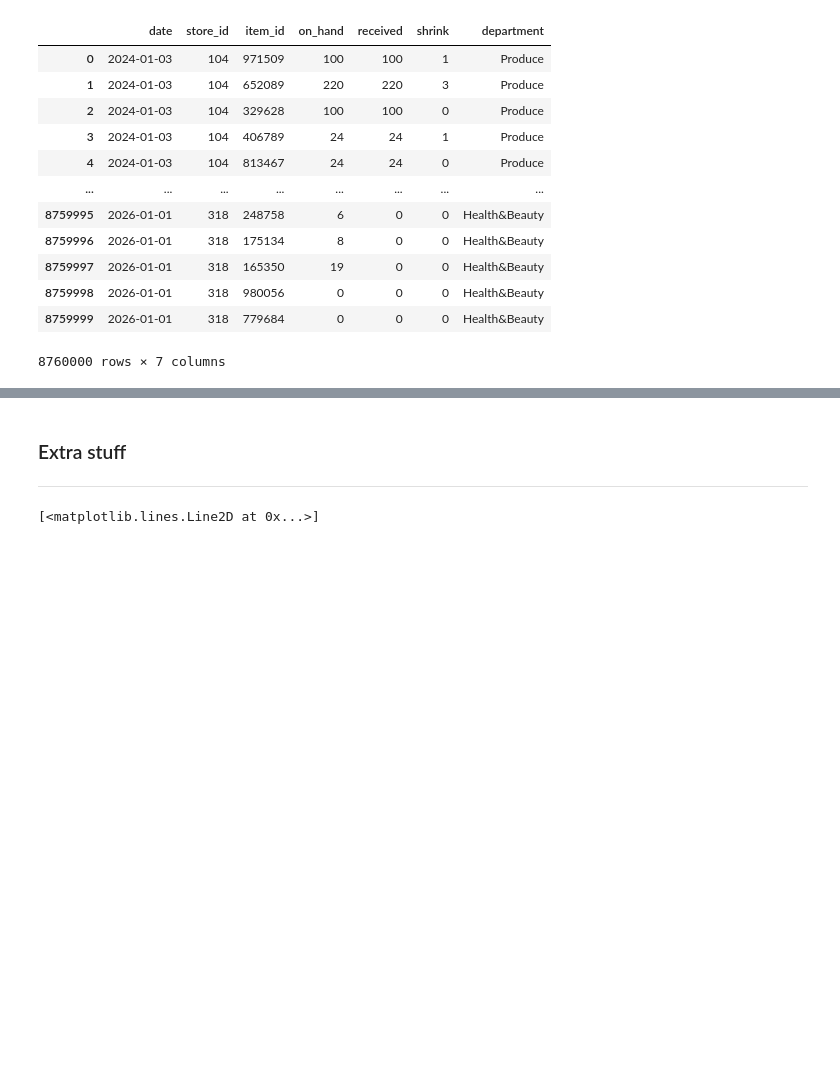
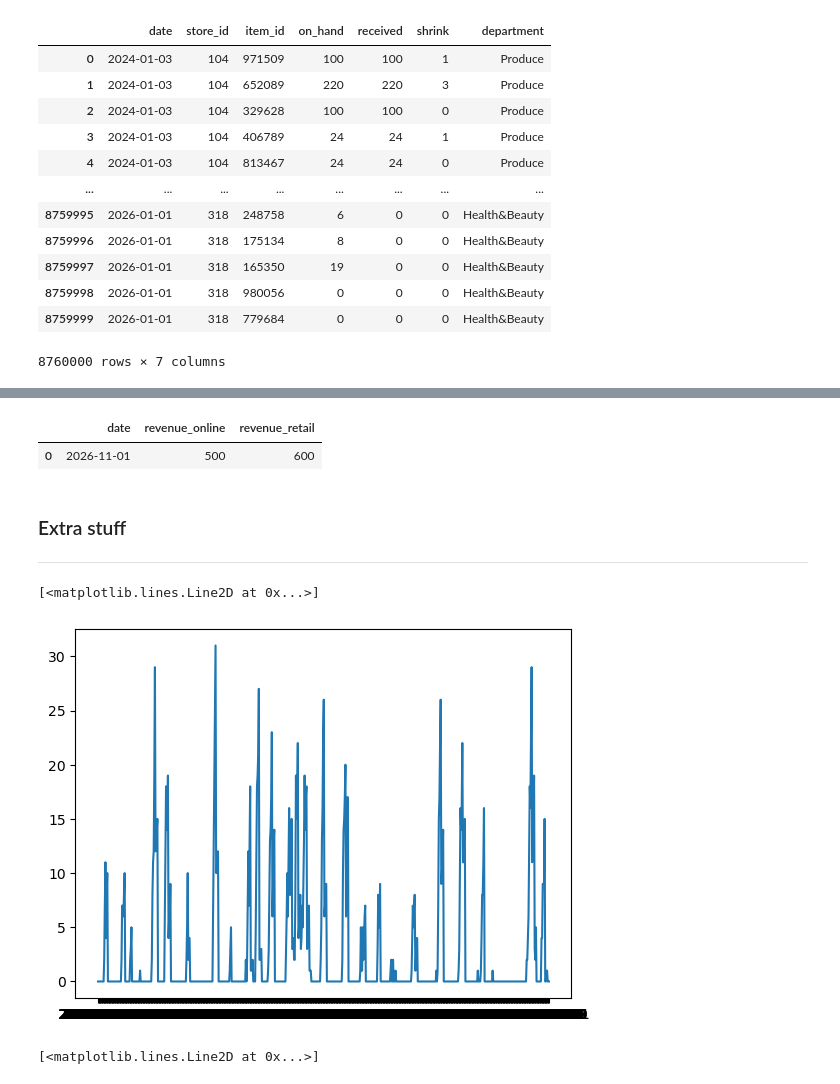
Before and after one commit to Austin-cool/The-Supply-Chain-Paradox, a Jupyter notebook: M2/Models/stock_per_day_per_department.ipynb, the cells around one changed output, grey strips where cells are left out. Drawn from its saved outputs; the diff is of its cells as text; code cells hidden in the pictures; blank space fills up the shorter version.

```diff
--- a/M2/Models/stock_per_day_per_department.ipynb
+++ b/M2/Models/stock_per_day_per_department.ipynb
@@ -101,6 +219,23 @@ features_per_store_per_department[226]['Household']
+# %%
+df1 = pd.DataFrame({'date': ['2026-11-01'], 'revenue': [500]})
+df2 = pd.DataFrame({'date': ['2026-11-01'], 'revenue': [600]})
+
+# Customise the auto-generated suffixes
+new_df = pd.merge(df1, df2, on='date', suffixes=('_online', '_retail'))
+new_df
+# Output columns will be: 'date', 'revenue_online', 'revenue_retail'
+# %% [output]
+|  | date | revenue_online | revenue_retail |
+| 0 | 2026-11-01 | 500 | 600 |
 # %% [markdown]
 ### Extra stuff
 ______________________
+# %%
+import matplotlib.pyplot as plt
+plt.plot(features_per_store_per_department[226]['Household']["date"], features_per_store_per_department[226]['Household']["num_zero"])
+# %% [output]
+[<matplotlib.lines.Line2D at 0x...>]
+[figure, added]
 # %%
 import matplotlib.pyplot as plt
 
```
Also changed, not shown: parts of 9 cells of this notebook.
